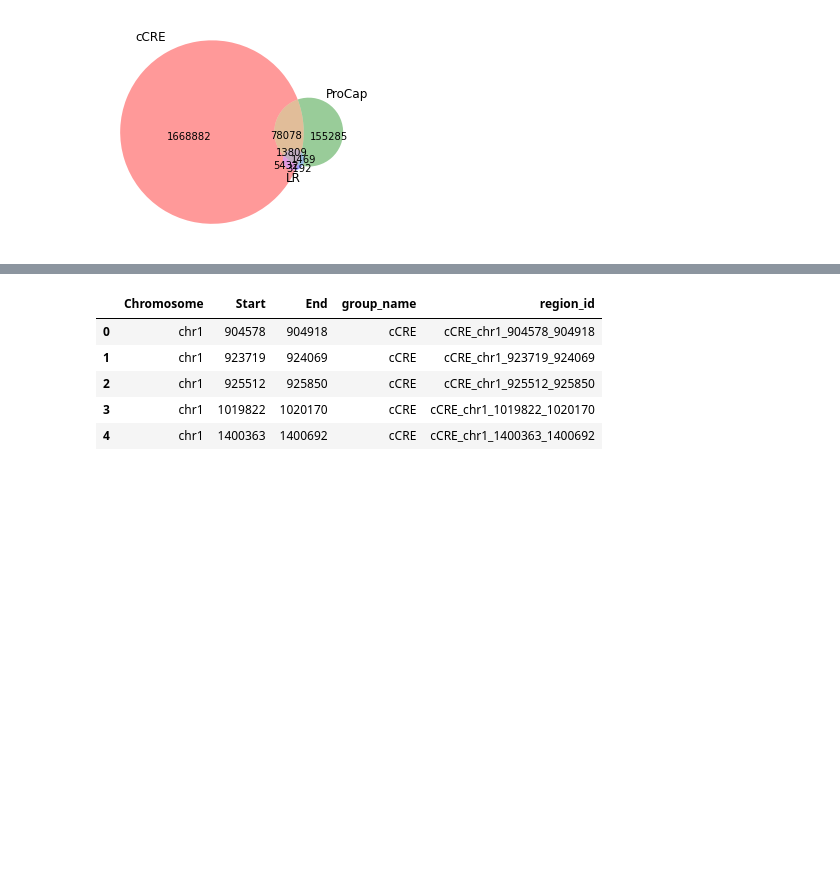
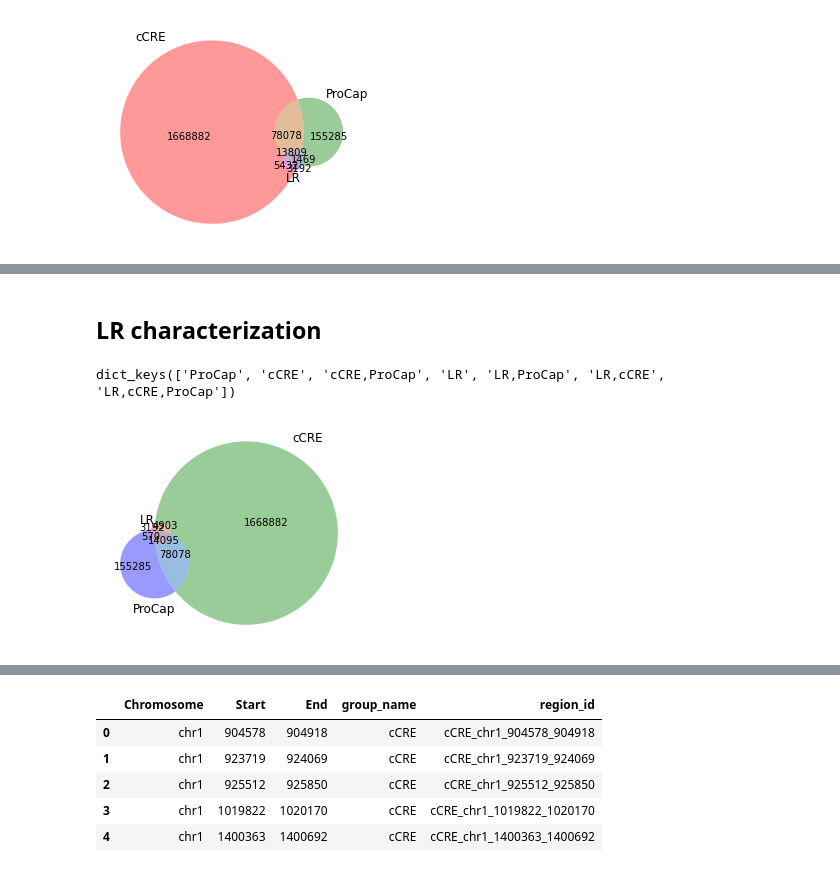
Before and after one commit to fairliereese/encode_promoters, a Jupyter notebook: 230905_intersect_dev.ipynb, the cells around one changed output, grey strips where cells are left out. Saved outputs shown, nothing was run; the diff lists cells and outputs as text; code cells hidden in the pictures; blank space fills up the shorter version.

```diff
--- a/230905_intersect_dev.ipynb
+++ b/230905_intersect_dev.ipynb
@@ -41,11 +87,42 @@ files_c = expand(config['lr']['bed_format'],
 # %%
+def do_rank_thing(novs):
+    ranks = [i for i in range(len(novs))]
+    nov_rank = dict([(nov, rank) for nov, rank in zip(novs, ranks)])
+    rank_nov = dict()
+    for key, item in nov_rank.items():
+        rank_nov[item] = key
+    return nov_rank, rank_nov
+
+def get_biotype_ranks():
+    ranks = ['protein_coding', 'lncRNA', 'pseudogene', 'miRNA', 'other']
+    rank1, rank2 = do_rank_thing(ranks)
+    return rank1, rank2
+
+def get_nov_ranks():
+    """
+    Get rank for each novelty category
+
+    Returns:
+        nov_rank (dict): Dictionary of novelty category: int rank
+        rank_nov (dict): Dictionary of int rank: novelty category
+    """
+    novs = ['Known', 'NIC', 'ISM', 'NNC', 'Unspliced']
+    nov_rank, rank_nov = do_rank_thing(novs)
+    # ranks = [i for i in range(len(novs))]
+    # nov_rank = dict([(nov, rank) for nov, rank in zip(novs, ranks)])
+    # rank_nov = dict()
+    # for key, item in nov_rank.items():
+    #     rank_nov[item] = key
+
+    return nov_rank, rank_nov
+
 def make_unique_region_id(df):
     """
     Make a unique region ID for BED regions that don't
     alread have unique identifiers
     """
     df['region_id'] = df['group_name']+'_'+\
-                      df['Chromosome']+'_'+\
+                      df['Chromosome'].astype(str)+'_'+\
                       df['Start'].astype(str)+'_'+\
                       df['End'].astype(str)#+'_'+\
                       #df['Strand'].astype(str)
@@ -191,0 +334,13 @@ cCRE,ProCap,LR
+# %% [markdown]
+## LR characterization
+# %%
+# what novelty types were the TSSs from LR associated with in each intersection?
+counts, int_beds = three_way_intersect(files_c,
+                        files_c_name,
+                        files_a,
+                        files_a_name,
+                        files_b,
+                        files_b_name)
+# %% [output]
+dict_keys(['ProCap', 'cCRE', 'cCRE,ProCap', 'LR', 'LR,ProCap', 'LR,cCRE', 'LR,cCRE,ProCap'])
+[figure, added]
```
Also changed, not shown: parts of 22 cells of this notebook, 1 other file.
